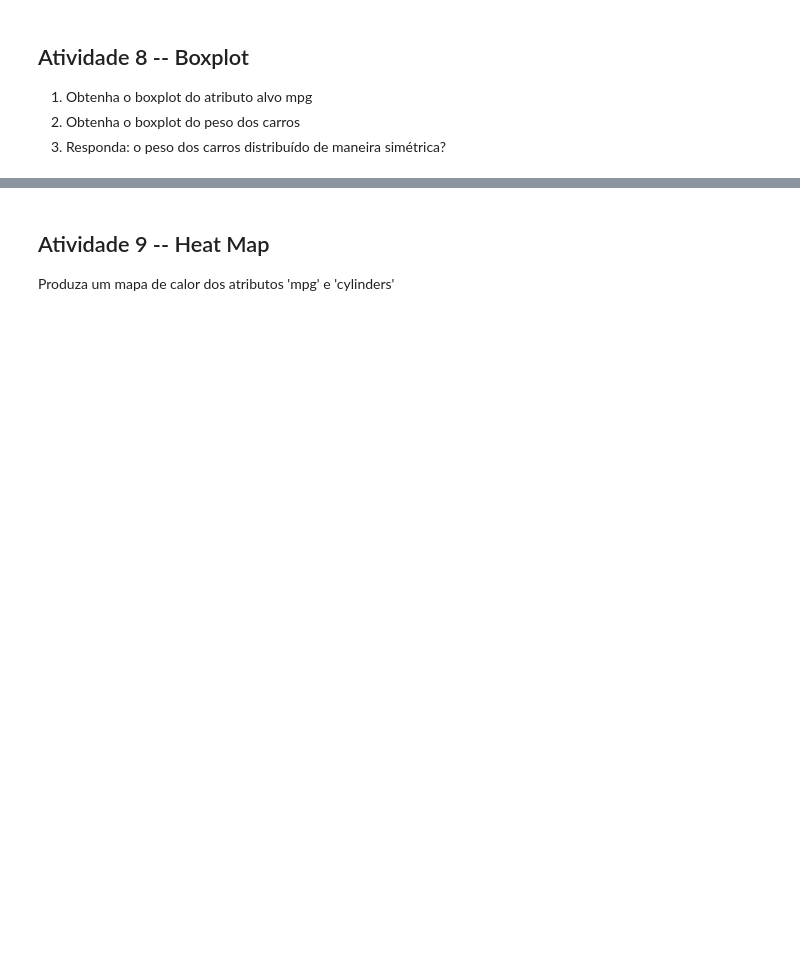
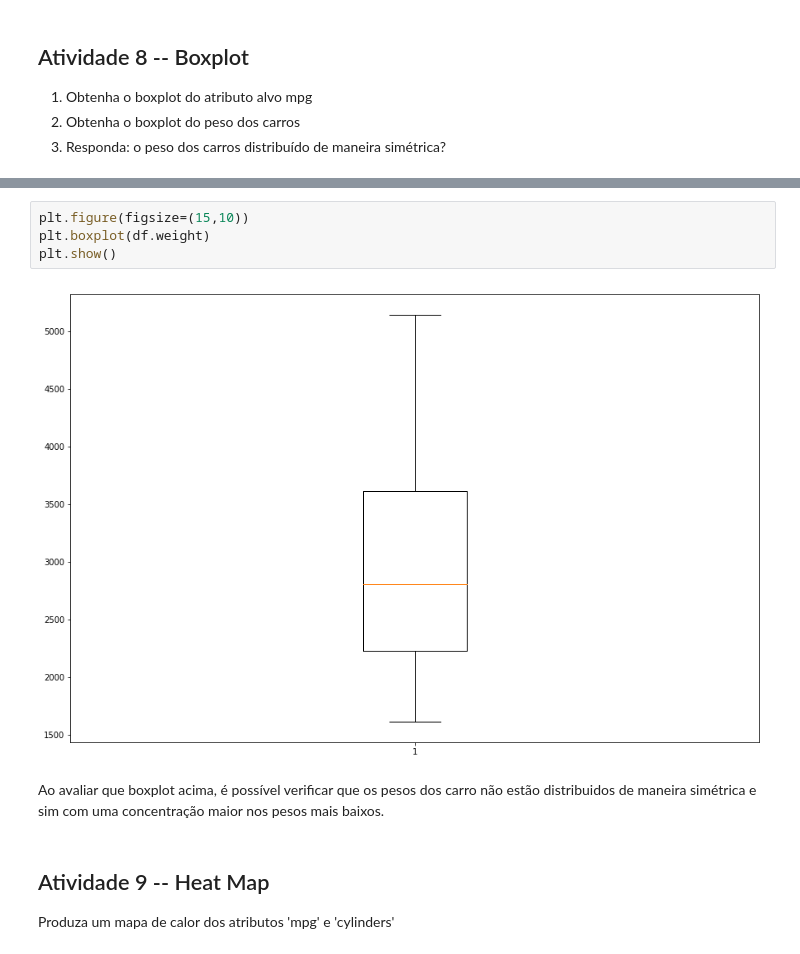
Before and after one commit to manoel-victor1602/Projeto_1_RNA, a Jupyter notebook: Projeto Prático #1.2 -- Visualizando dados.ipynb, the cells around one changed output, grey strips where cells are left out. Cells and saved outputs as stored; diff of their text form; blank space fills up the shorter version.

```diff
--- a/Projeto Prático #1.2 -- Visualizando dados.ipynb
+++ b/Projeto Prático #1.2 -- Visualizando dados.ipynb
@@ -76,3 +70,11 @@ plt.boxplot(df.mpg)
+# %%
+plt.figure(figsize=(15,10))
+plt.boxplot(df.weight)
+plt.show()
+# %% [output]
+[figure, added]
+# %% [markdown]
+Ao avaliar que boxplot acima, é possível verificar que os pesos dos carro não estão distribuidos de maneira simétrica e sim com uma concentração maior nos pesos mais baixos.
 # %% [markdown]
 ## Atividade 9 -- Heat Map
 
```
Also changed, not shown: parts of 5 cells of this notebook.
